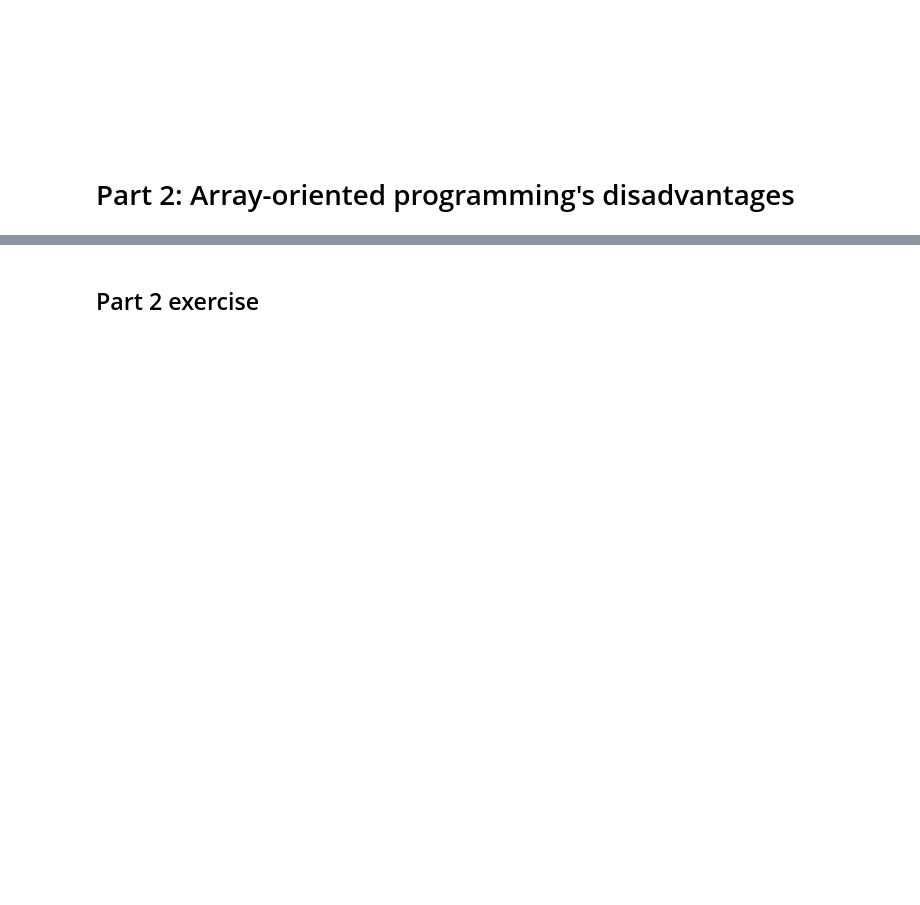
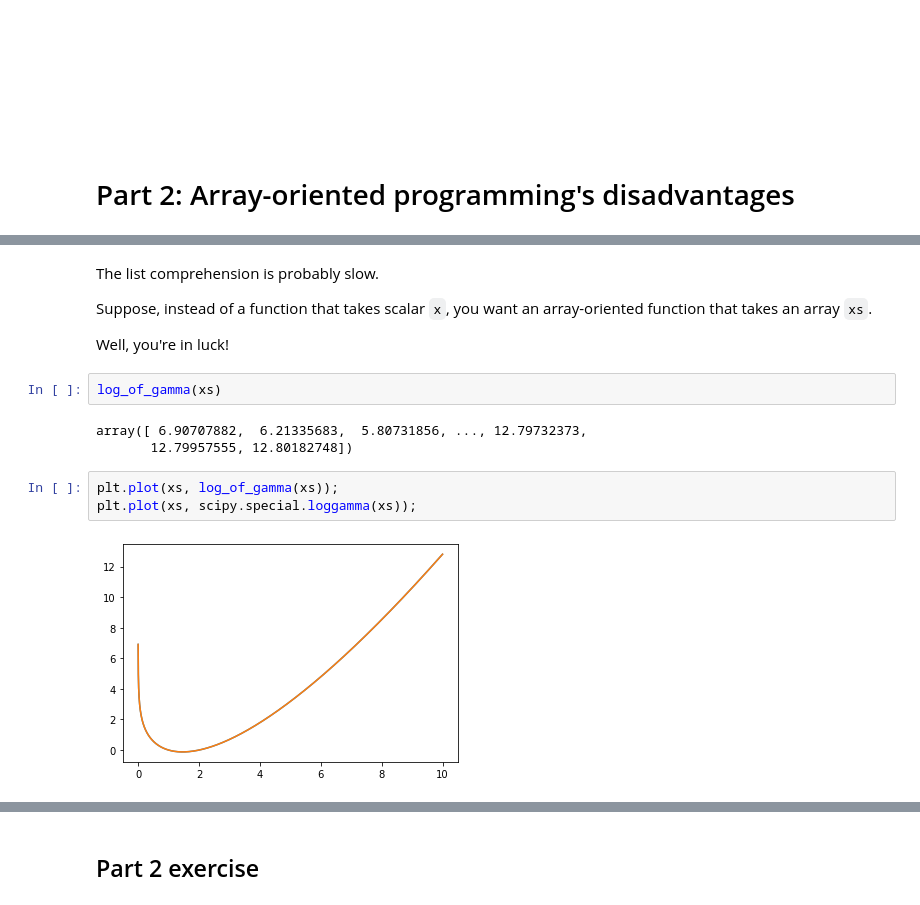
Before and after one commit to jpivarski-talks/2022-07-11-scipy-loopy-tutorial, a Jupyter notebook: narrative.ipynb, the cells around one changed output, grey strips where cells are left out. Drawn from its saved outputs; the diff is of its cells as text; blank space fills up the shorter version.

```diff
--- a/narrative.ipynb
+++ b/narrative.ipynb
@@ -357,0 +409,16 @@ Go to [exercises/exercise-1.ipynb](exercises/exercise-1.ipynb) now!
+# %% [markdown]
+The list comprehension is probably slow.
+
+Suppose, instead of a function that takes scalar `x`, you want an array-oriented function that takes an array `xs`.
+
+Well, you're in luck!
+# %%
+log_of_gamma(xs)
+# %% [output]
+array([ 6.90707882,  6.21335683,  5.80731856, ..., 12.79732373,
+       12.79957555, 12.80182748])
+# %%
+plt.plot(xs, log_of_gamma(xs));
+plt.plot(xs, scipy.special.loggamma(xs));
+# %% [output]
+[figure, added]
```
Also changed, not shown: parts of 71 cells of this notebook, 1 other file.
